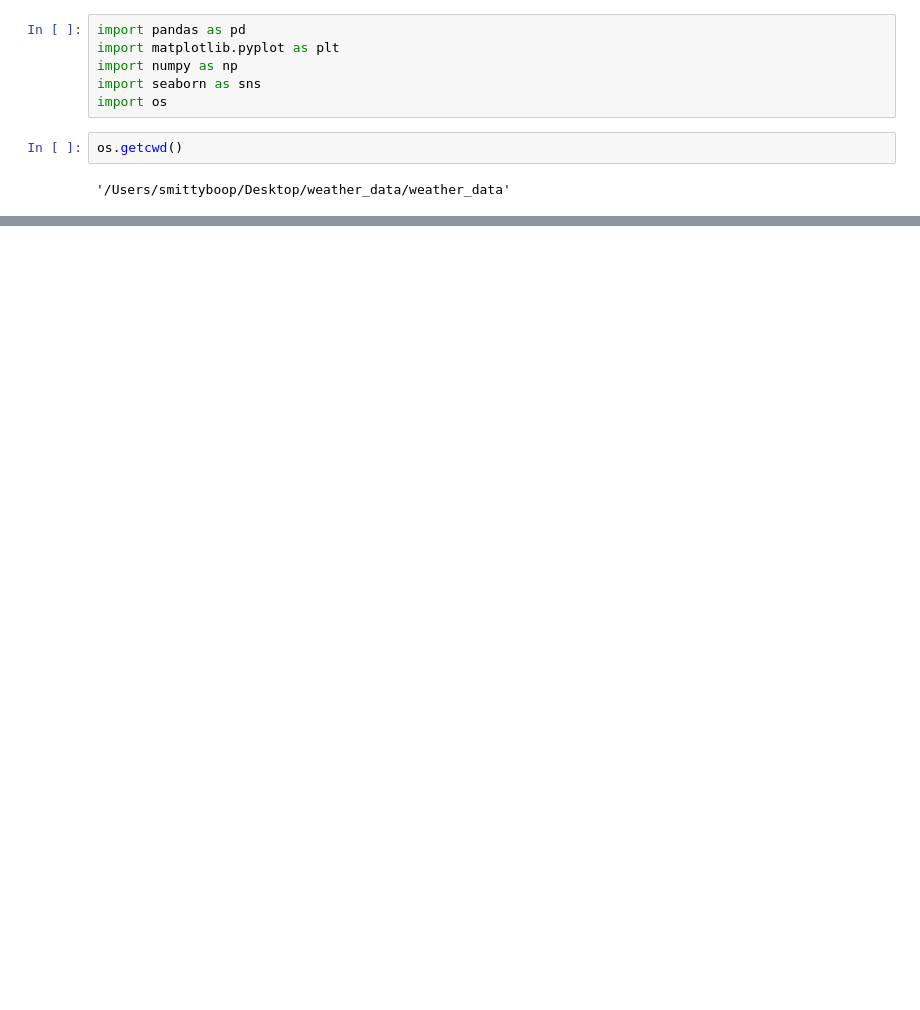
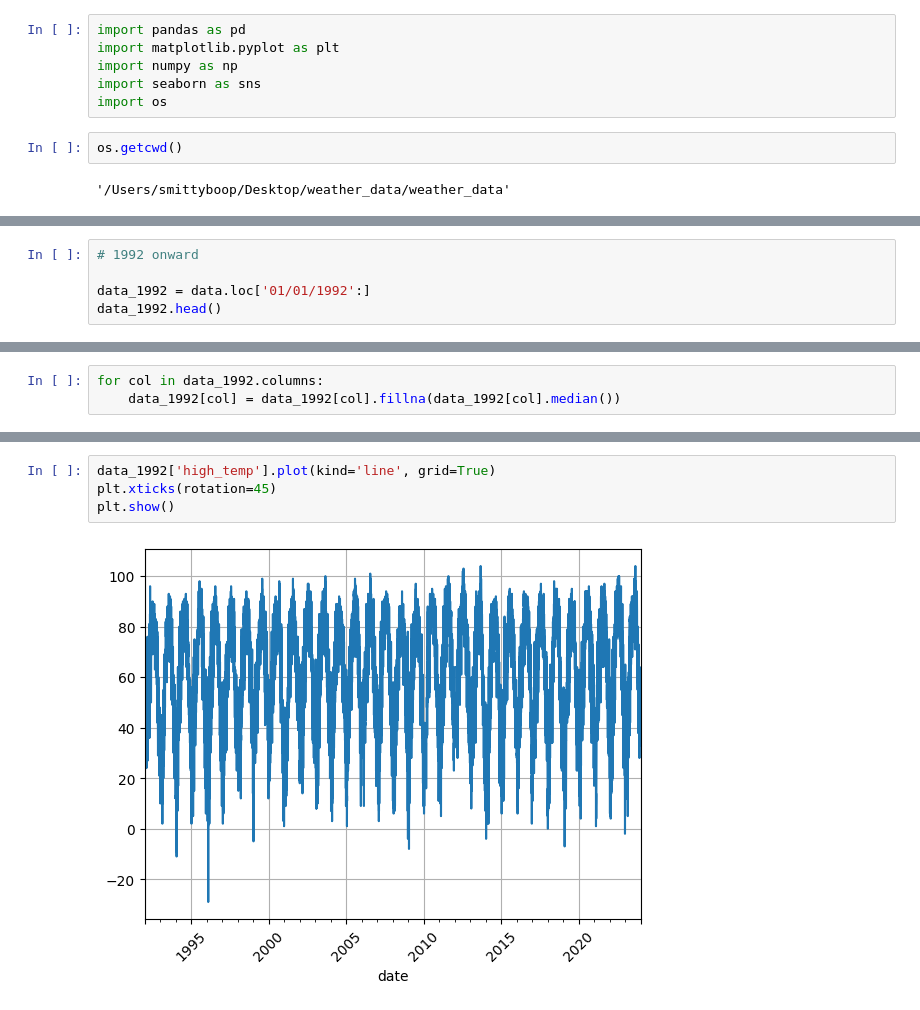
Before and after one commit to SmittyB00p/weather_data, a Jupyter notebook: weather.ipynb, the cells around one changed output, grey strips where cells are left out. Cells and saved outputs as stored; diff of their text form; blank space fills up the shorter version.

```diff
--- a/weather.ipynb
+++ b/weather.ipynb
@@ -19,0 +74,5 @@ FileNotFoundError: [Errno 2] No such file or directory: '/data/weather_data_full
+# %%
+# 1992 onward
+
+data_1992 = data.loc['01/01/1992':]
+data_1992.head()
@@ -19,0 +107,3 @@ FileNotFoundError: [Errno 2] No such file or directory: '/data/weather_data_full
+# %%
+for col in data_1992.columns:
+    data_1992[col] = data_1992[col].fillna(data_1992[col].median())
@@ -19,0 +139,6 @@ FileNotFoundError: [Errno 2] No such file or directory: '/data/weather_data_full
+# %%
+data_1992['high_temp'].plot(kind='line', grid=True)
+plt.xticks(rotation=45)
+plt.show()
+# %% [output]
+[figure, added]
```
Also changed, not shown: parts of 42 cells of this notebook, 1 other file.
